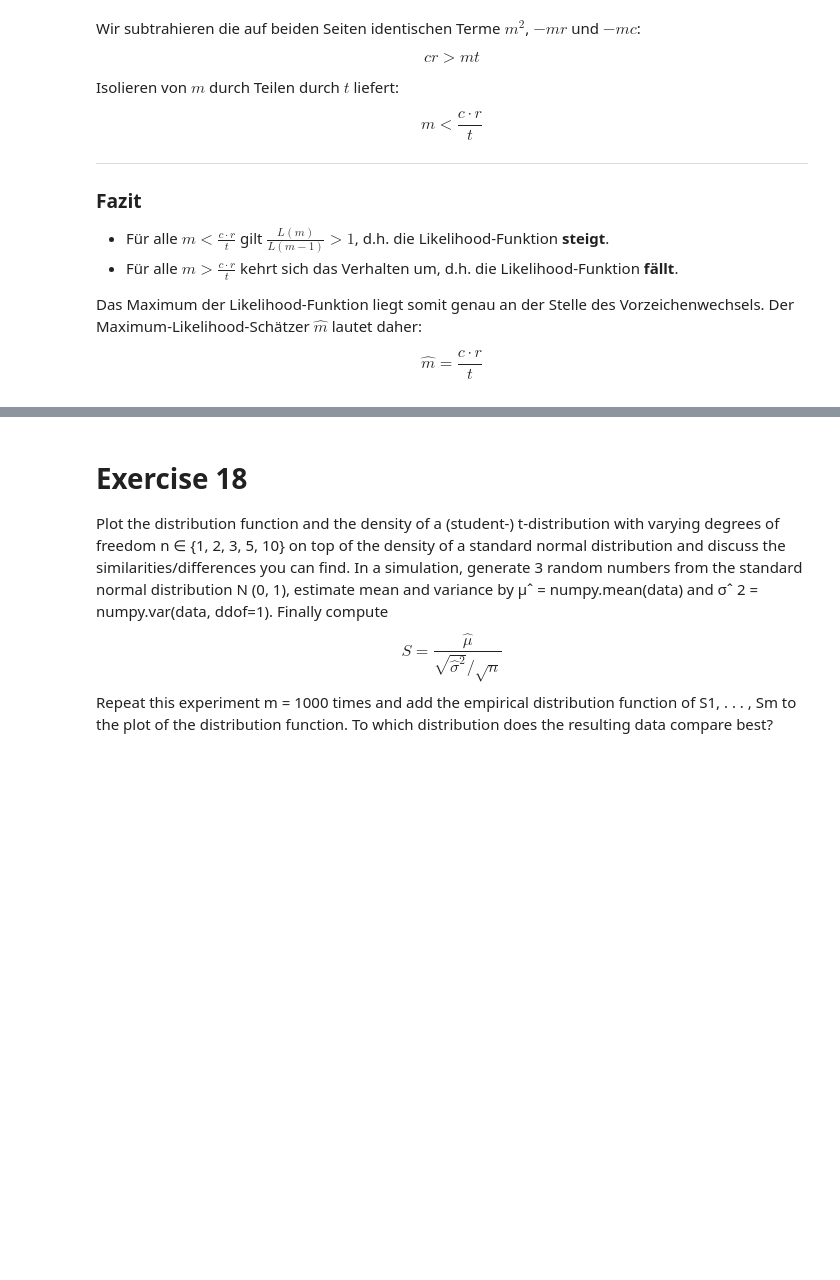
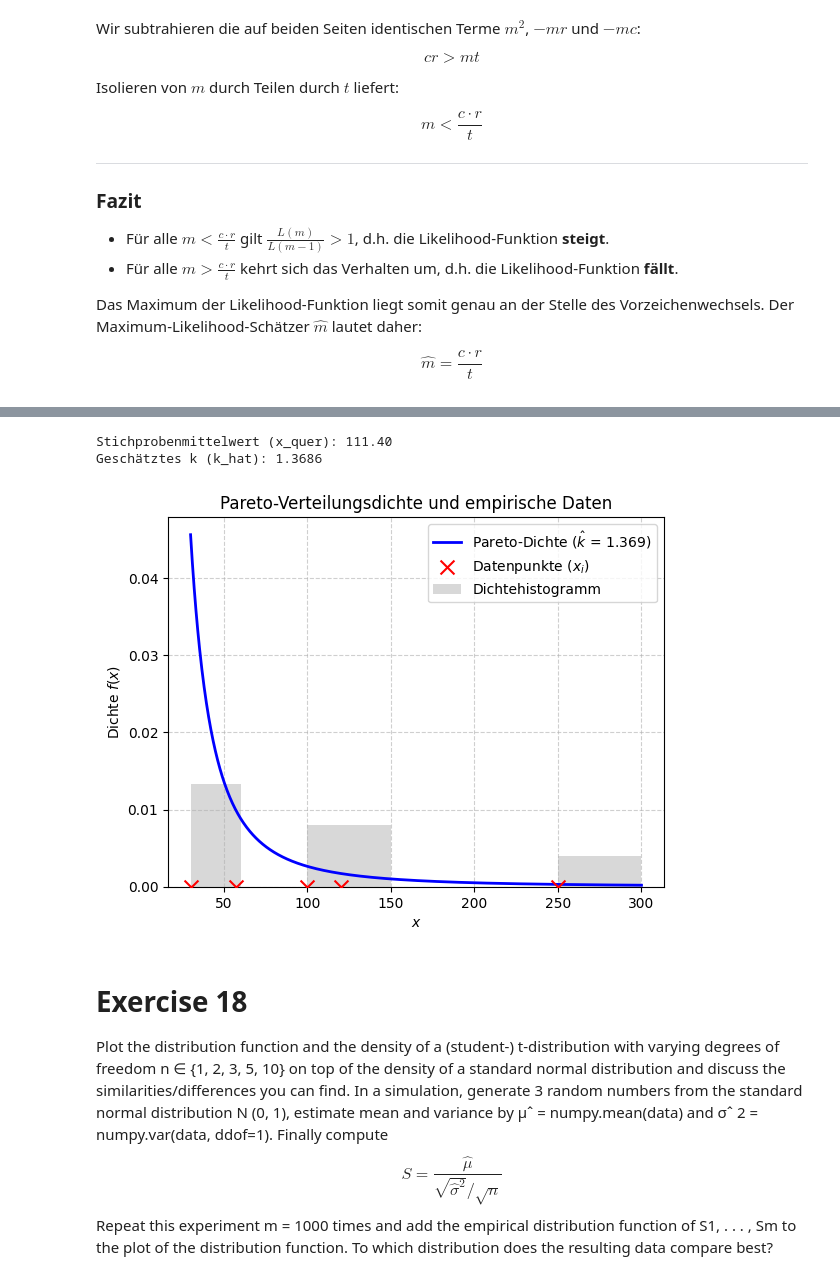
Before and after one commit to BucherDevelopment/AIT02-AppliedStatistics, a Jupyter notebook: Exercise05/05.ipynb, the cells around one changed output, grey strips where cells are left out. Drawn from its saved outputs; the diff is of its cells as text; code cells hidden in the pictures; blank space fills up the shorter version.

```diff
--- a/Exercise05/05.ipynb
+++ b/Exercise05/05.ipynb
@@ -154,3 +167,47 @@ $$\hat{m} = \frac{c \cdot r}{t}$$
+# %%
+# 1. Gegebene Daten definieren
+data = np.array([30, 100, 120, 250, 57])
+x_min = 30
+
+# 2. Stichprobenmittelwert berechnen
+mean_x = np.mean(data)
+
+# 3. Momentenmethode-Schätzer für k berechnen
+# Formel: k = mean / (mean - x_min)
+k_hat = mean_x / (mean_x - x_min)
+
+print(f"Stichprobenmittelwert (x_quer): {mean_x:.2f}")
+print(f"Geschätztes k (k_hat): {k_hat:.4f}")
+
+# 4. Visualisierung der Dichtefunktion und der Daten
+# x-Werte für den Verlauf der Dichtefunktion generieren
+x_vals = np.linspace(x_min, 300, 1000)
+
+# Pareto-Dichtefunktion: f(x) = (k * x_min^k) / x^(k+1)
+pdf_vals = (k_hat * (x_min**k_hat)) / (x_vals**(k_hat + 1))
+
+# Theoretische Dichtekurve plotten
+plt.plot(x_vals, pdf_vals, label=f'Pareto-Dichte ($\\hat{{k}}$ = {k_hat:.3f})', color='blue', linewidth=2)
+
+# Reale Datenpunkte auf der x-Achse einzeichnen (Rug Plot)
+plt.scatter(data, np.zeros_like(data), color='red', zorder=5, label='Datenpunkte ($x_i$)', marker='x', s=100)
+
+# Ein normiertes Histogramm zur Veranschaulichung hinzufügen
+plt.hist(data, bins=[30, 60, 100, 150, 250, 300], density=True, alpha=0.3, color='gray', label='Dichtehistogramm')
+
+# Diagrammbeschriftungen
+plt.title('Pareto-Verteilungsdichte und empirische Daten')
+plt.xlabel('$x$')
+plt.ylabel('Dichte $f(x)$')
+plt.legend()
+plt.grid(True, linestyle='--', alpha=0.6)
+
+# Diagramm speichern
+plt.savefig('pareto_estimation.png', bbox_inches='tight')
+# %% [output]
+Stichprobenmittelwert (x_quer): 111.40
+Geschätztes k (k_hat): 1.3686
+[figure, added]
 # %% [markdown]
 # Exercise 18
 Plot the distribution function and the density of a (student-) t-distribution with varying degrees of freedom n ∈ {1, 2, 3, 5, 10} on top of the density of a standard normal
```
Also changed, not shown: parts of 2 cells of this notebook, 2 other files.
